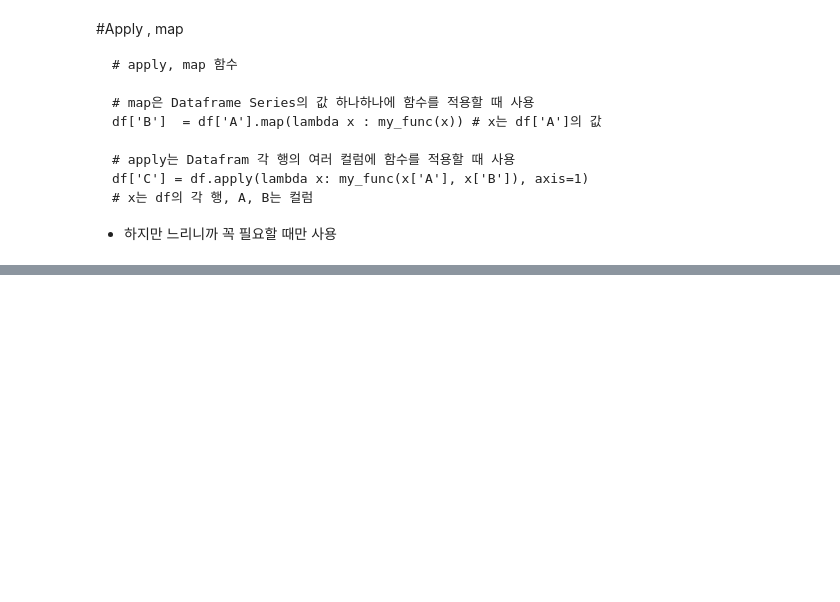
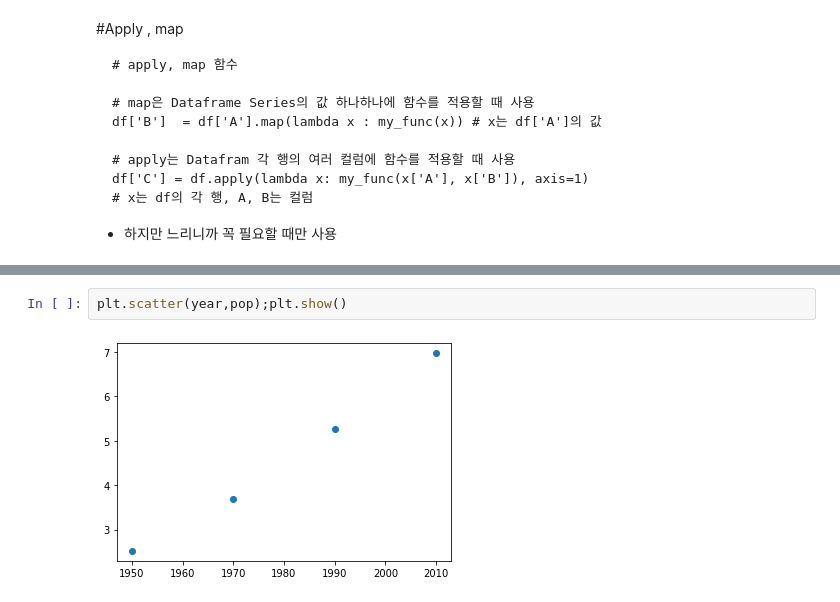
Before and after one commit to kim-hyun-ho/study, a Jupyter notebook: 빅분기_실기_연습.ipynb, the cells around one changed output, grey strips where cells are left out. Drawn from its saved outputs; the diff is of its cells as text; blank space fills up the shorter version.

```diff
--- a/빅분기_실기_연습.ipynb
+++ b/빅분기_실기_연습.ipynb
@@ -387,0 +471,4 @@ df['C'] = df.apply(lambda x: my_func(x['A'], x['B']), axis=1)
+# %%
+plt.scatter(year,pop);plt.show()
+# %% [output]
+[figure, added]
```
Also changed, not shown: parts of 69 cells of this notebook.
